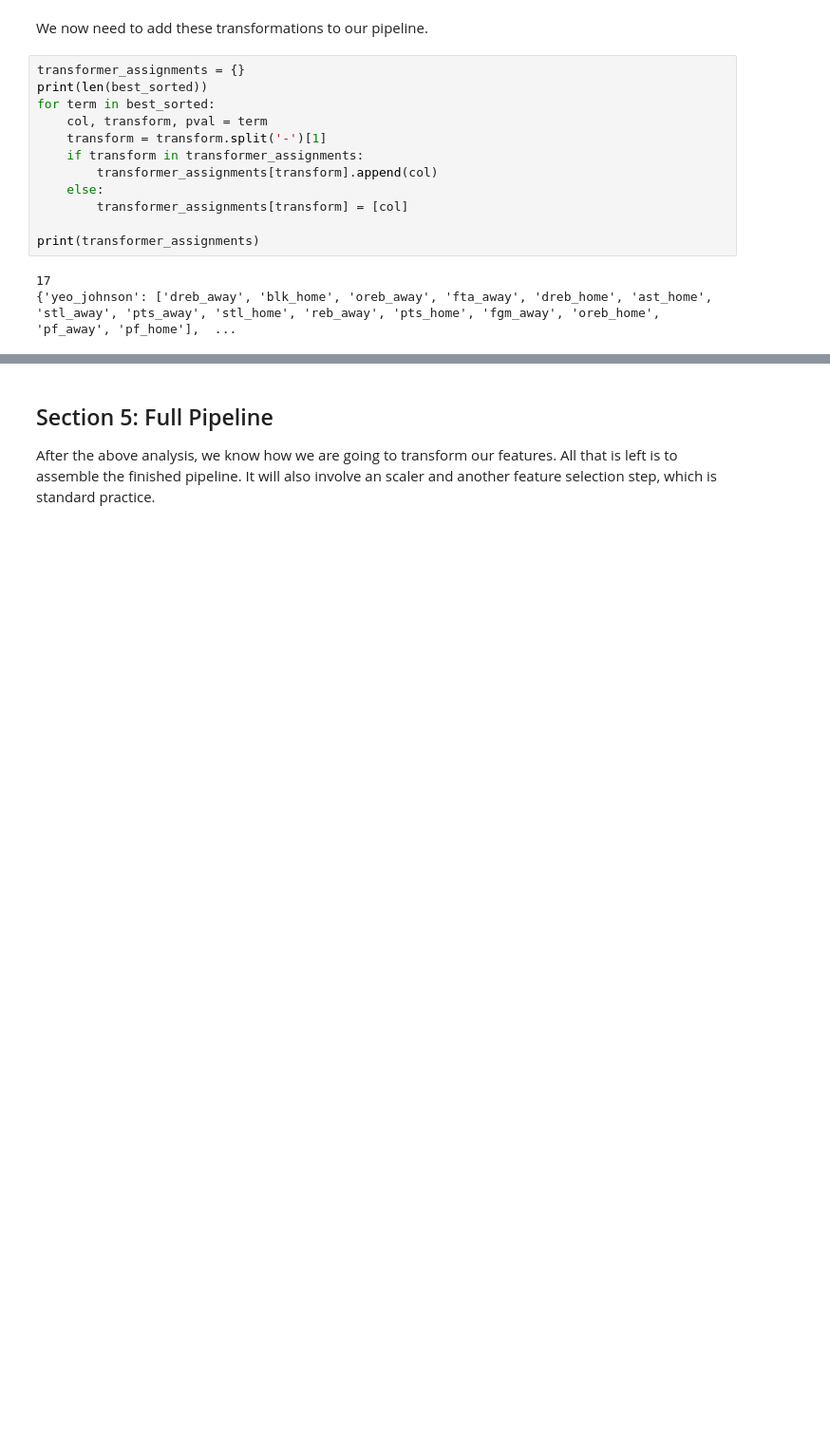
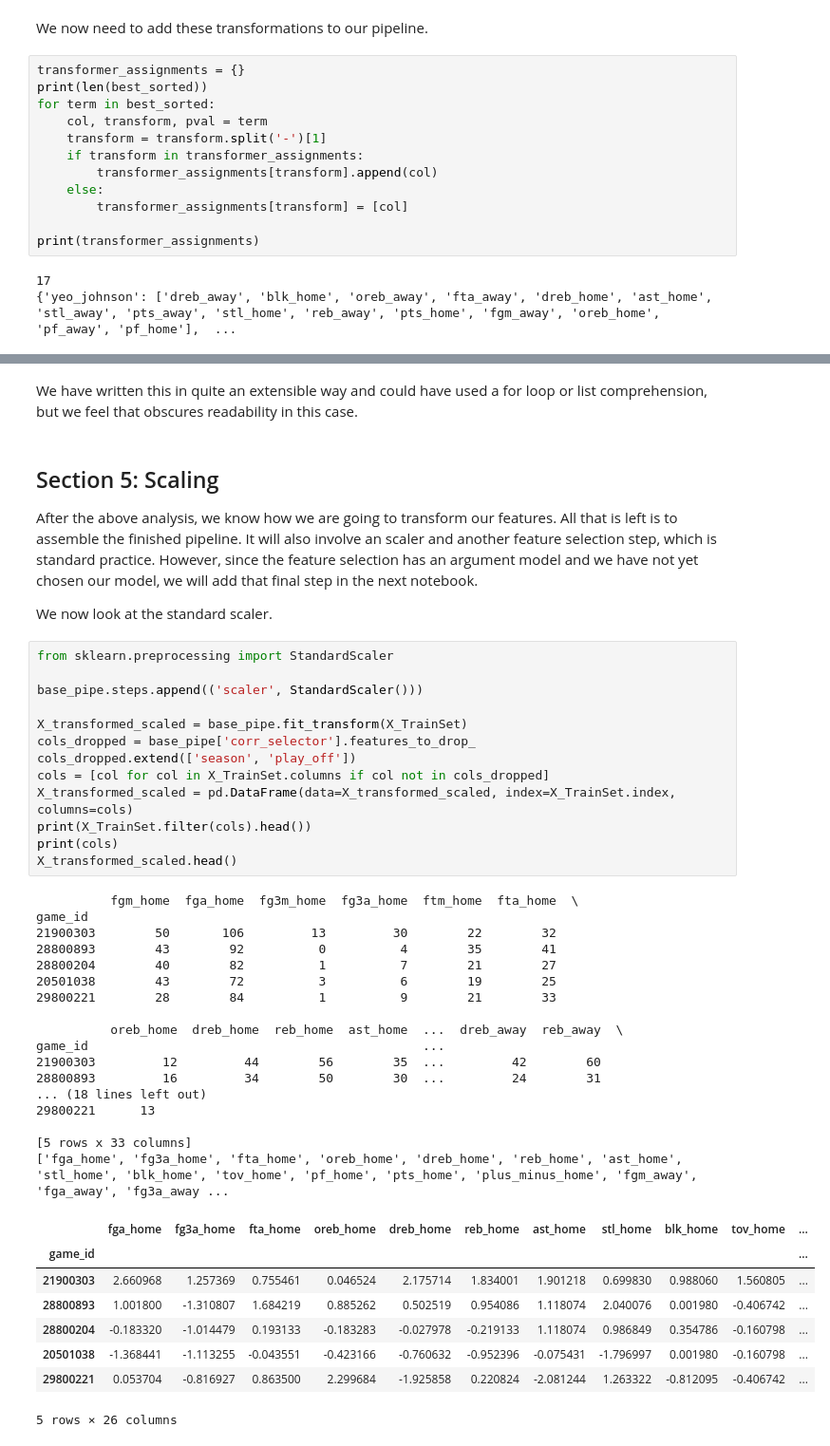
Before and after one commit to smtilson/pp5-ml-dashboard, a Jupyter notebook: jupyter_notebooks/04_Feature_Engineering.ipynb, the cells around one changed output, grey strips where cells are left out. Shown at 95% size. Saved outputs shown, nothing was run; the diff lists cells and outputs as text; blank space fills up the shorter version.

Commit message:
sort of finish engineering notebook, still should do outlier analysis
Ä

```diff
--- a/jupyter_notebooks/04_Feature_Engineering.ipynb
+++ b/jupyter_notebooks/04_Feature_Engineering.ipynb
@@ -335,3 +347,46 @@ print(transformer_assignments)
+# %% [markdown]
+We have written this in quite an extensible way and could have used a for loop or list comprehension, but we feel that obscures readability in this case.
 # %% [markdown]
-## Section 5: Full Pipeline
-After the above analysis, we know how we are going to transform our features. All that is left is to assemble the finished pipeline. It will also involve an scaler and another feature selection step, which is standard practice.
+## Section 5: Scaling
+After the above analysis, we know how we are going to transform our features. All that is left is to assemble the finished pipeline. It will also involve an scaler and another feature selection step, which is standard practice. However, since the feature selection has an argument model and we have not yet chosen our model, we will add that final step in the next notebook.
+
+We now look at the standard scaler.
+# %%
+from sklearn.preprocessing import StandardScaler
+
+base_pipe.steps.append(('scaler', StandardScaler()))
+
+X_transformed_scaled = base_pipe.fit_transform(X_TrainSet)
+cols_dropped = base_pipe['corr_selector'].features_to_drop_
+cols_dropped.extend(['season', 'play_off'])
+cols = [col for col in X_TrainSet.columns if col not in cols_dropped]
+X_transformed_scaled = pd.DataFrame(data=X_transformed_scaled, index=X_TrainSet.index, columns=cols)
+print(X_TrainSet.filter(cols).head())
+print(cols)
+X_transformed_scaled.head()
+# %% [output]
+          fgm_home  fga_home  fg3m_home  fg3a_home  ftm_home  fta_home  \
+game_id
+21900303        50       106         13         30        22        32
+28800893        43        92          0          4        35        41
+28800204        40        82          1          7        21        27
+20501038        43        72          3          6        19        25
+29800221        28        84          1          9        21        33
+
+          oreb_home  dreb_home  reb_home  ast_home  ...  dreb_away  reb_away  \
+game_id                                             ...
+21900303         12         44        56        35  ...         42        60
+28800893         16         34        50        30  ...         24        31
+... (18 lines left out)
+29800221      13
+
+[5 rows x 33 columns]
+['fga_home', 'fg3a_home', 'fta_home', 'oreb_home', 'dreb_home', 'reb_home', 'ast_home', 'stl_home', 'blk_home', 'tov_home', 'pf_home', 'pts_home', 'plus_minus_home', 'fgm_away', 'fga_away', 'fg3a_away ...
+|  | fga_home | fg3a_home | fta_home | oreb_home | dreb_home | reb_home | ast_home | stl_home | blk_home | tov_home | ... |
+| game_id |  |  |  |  |  |  |  |  |  |  | ... |
+| 21900303 | 2.660968 | 1.257369 | 0.755461 | 0.046524 | 2.175714 | 1.834001 | 1.901218 | 0.699830 | 0.988060 | 1.560805 | ... |
+| 28800893 | 1.001800 | -1.310807 | 1.684219 | 0.885262 | 0.502519 | 0.954086 | 1.118074 | 2.040076 | 0.001980 | -0.406742 | ... |
+| 28800204 | -0.183320 | -1.014479 | 0.193133 | -0.183283 | -0.027978 | -0.219133 | 1.118074 | 0.986849 | 0.354786 | -0.160798 | ... |
+| 20501038 | -1.368441 | -1.113255 | -0.043551 | -0.423166 | -0.760632 | -0.952396 | -0.075431 | -1.796997 | 0.001980 | -0.160798 | ... |
+| 29800221 | 0.053704 | -0.816927 | 0.863500 | 2.299684 | -1.925858 | 0.220824 | -2.081244 | 1.263322 | -0.812095 | -0.406742 | ... |
+5 rows × 26 columns
```
Also changed, not shown: parts of 8 cells of this notebook, 1 other file.
